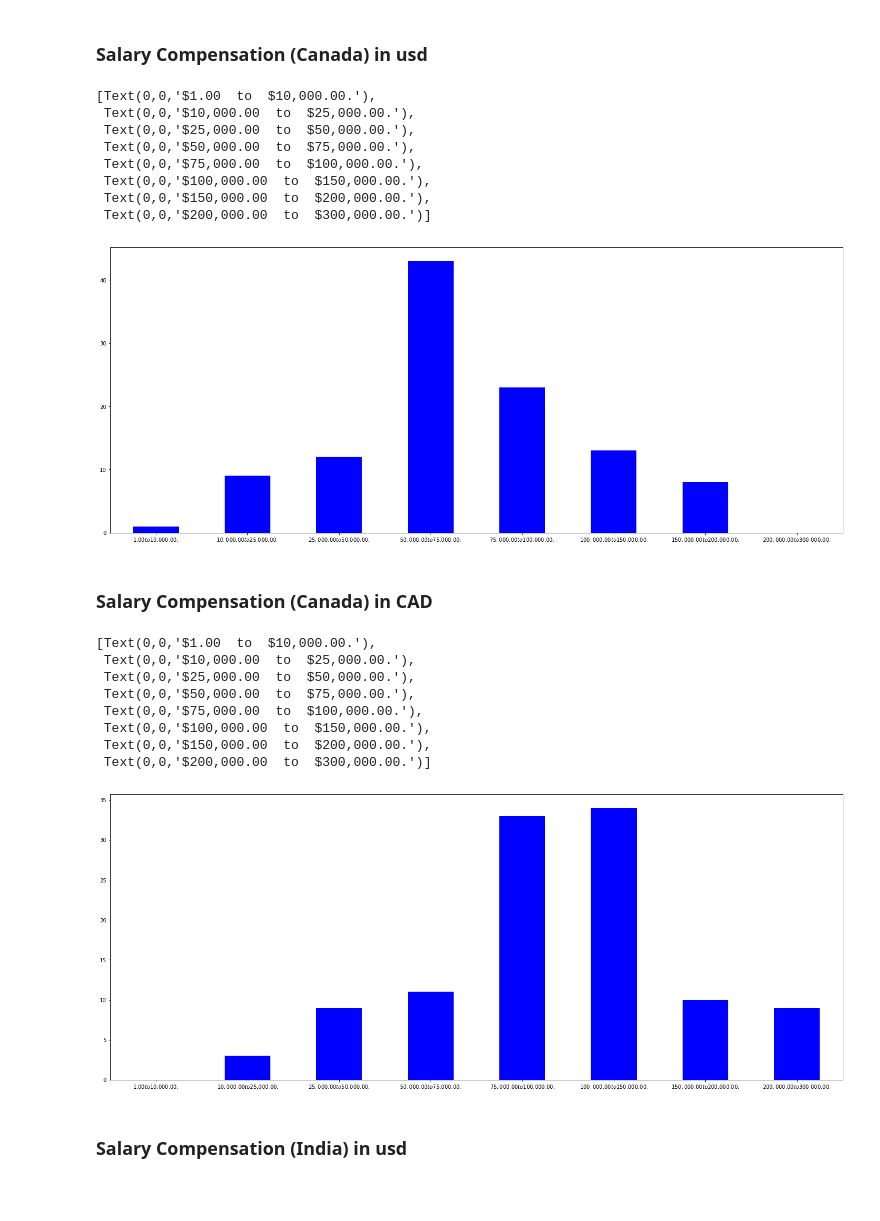
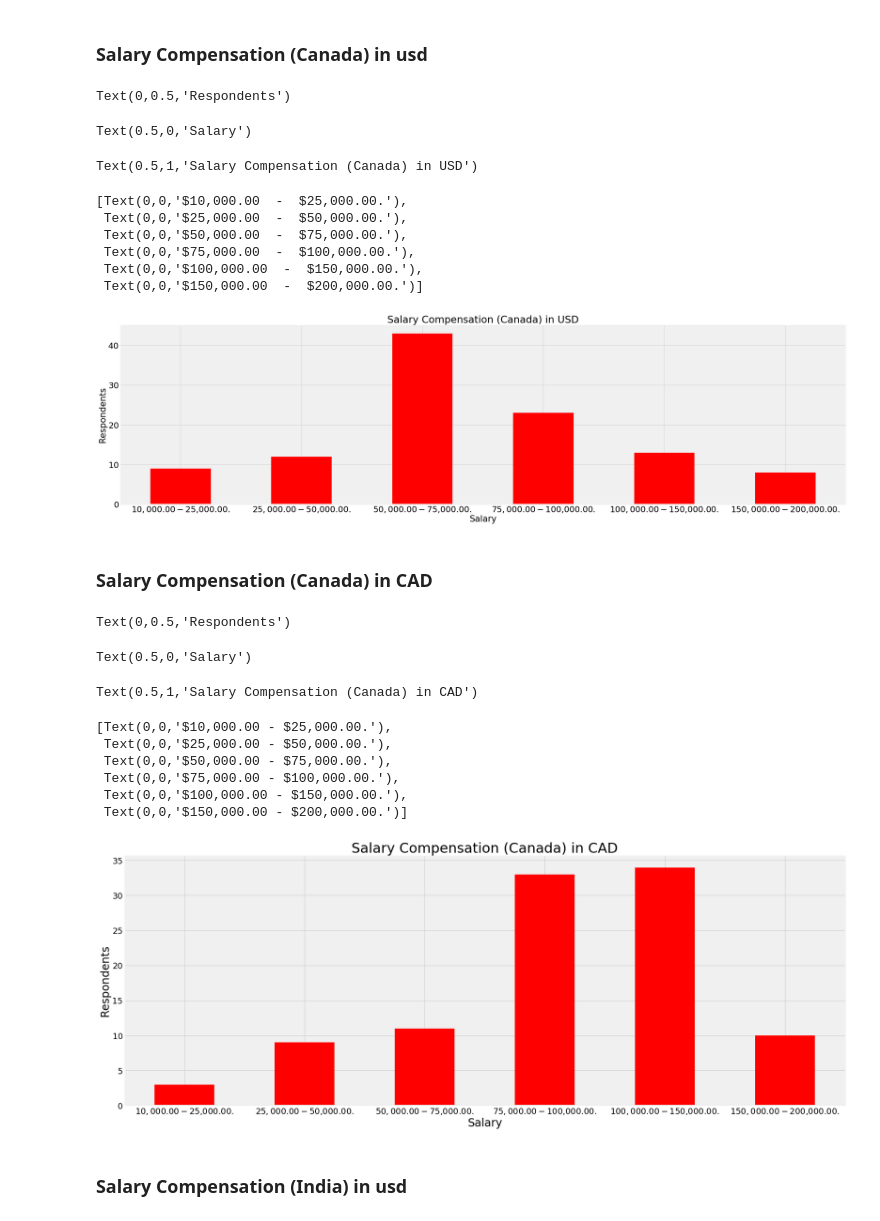
Before and after one commit to albertsaave/3250-term-project, a Jupyter notebook: alberto/TeamProject.ipynb, the cells around one changed output. Drawn from its saved outputs; the diff is of its cells as text; code cells hidden in the pictures; blank space fills up the shorter version.

```diff
--- a/alberto/TeamProject.ipynb
+++ b/alberto/TeamProject.ipynb
@@ -8,6 +8,7 @@ import matplotlib as mpl
 import matplotlib.pyplot as plt
 %pylab inline
 %matplotlib inline
+matplotlib.style.use('fivethirtyeight')
 # %% [output]
 Populating the interactive namespace from numpy and matplotlib
 # %% [markdown]
@@ -311,51 +321,60 @@ plt.show()
 ### Salary Compensation (Canada) in usd
 # %%
 cad_salaries = salaries.copy()
+cad_salaries = cad_salaries.loc[cad_salaries['SalaryUSD'] <= 200000]
 cad_salaries = cad_salaries.loc[cad_salaries['CompensationCurrency'] == 'CAD']
 
-bins = [1, 10000, 25000, 50000, 75000 , 100000, 150000, 200000, 300000]
+bins = [10000, 25000, 50000, 75000 , 100000, 150000, 200000]
 salary_groups = pd.cut(cad_salaries['SalaryUSD'], bins, include_lowest=False).dropna()
 
 
-ax = salary_groups.value_counts(sort=False).plot.bar(rot=0, color="b", figsize=(25,10))
+ax = salary_groups.value_counts(sort=False).plot.bar(rot=0, color="r", figsize=(35,10), fontsize=25)
+ax.set_ylabel('Respondents', fontsize=26)
+ax.set_xlabel('Salary', fontsize=26)
+ax.set_title('Salary Compensation (Canada) in USD', fontsize=30)
 
-ax.set_xticklabels(['{left}  to  {right}.'.format(left= '${:,.2f}'.format(c.left), right='${:,.2f}'.format(c.right))  for c in salary_groups.cat.categories])
-plt.show()
+ax.set_xticklabels(['{left}  -  {right}.'.format(left= '${:,.2f}'.format(c.left), right='${:,.2f}'.format(c.right))  for c in salary_groups.cat.categories])
 # %% [output]
-[Text(0,0,'$1.00  to  $10,000.00.'),
- Text(0,0,'$10,000.00  to  $25,000.00.'),
- Text(0,0,'$25,000.00  to  $50,000.00.'),
- Text(0,0,'$50,000.00  to  $75,000.00.'),
- Text(0,0,'$75,000.00  to  $100,000.00.'),
- Text(0,0,'$100,000.00  to  $150,000.00.'),
- Text(0,0,'$150,000.00  to  $200,000.00.'),
- Text(0,0,'$200,000.00  to  $300,000.00.')]
+Text(0,0.5,'Respondents')
+Text(0.5,0,'Salary')
+Text(0.5,1,'Salary Compensation (Canada) in USD')
+[Text(0,0,'$10,000.00  -  $25,000.00.'),
+ Text(0,0,'$25,000.00  -  $50,000.00.'),
+ Text(0,0,'$50,000.00  -  $75,000.00.'),
+ Text(0,0,'$75,000.00  -  $100,000.00.'),
+ Text(0,0,'$100,000.00  -  $150,000.00.'),
+ Text(0,0,'$150,000.00  -  $200,000.00.')]
-[figure, old version]
+[figure, new version]
 # %% [markdown]
 ### Salary Compensation (Canada) in CAD
 # %%
 cad_salaries = salaries.copy()
+
+cad_salaries = cad_salaries.loc[cad_salaries['SalaryUSD'] <= 200000]
 cad_salaries = cad_salaries.loc[cad_salaries['CompensationCurrency'] == 'CAD']
 cad_salaries['SalaryCAD'] = cad_salaries['CompensationAmount'] * (1 + (1 - 0.823688))
 
-bins = [1, 10000, 25000, 50000, 75000 , 100000, 150000, 200000, 300000]
+bins = [ 10000, 25000, 50000, 75000 , 100000, 150000, 200000]
 salary_groups = pd.cut(cad_salaries['SalaryCAD'], bins, include_lowest=False).dropna()
 
 
-ax = salary_groups.value_counts(sort=False).plot.bar(rot=0, color="b", figsize=(25,10))
+ax = salary_groups.value_counts(sort=False).plot.bar(rot=0, color="r", figsize=(25,10), fontsize=18)
+ax.set_ylabel('Respondents', fontsize=24)
+ax.set_xlabel('Salary', fontsize=24)
+ax.set_title('Salary Compensation (Canada) in CAD', fontsize=30)
 
-ax.set_xticklabels(['{left}  to  {right}.'.format(left= '${:,.2f}'.format(c.left), right='${:,.2f}'.format(c.right))  for c in salary_groups.cat.categories])
-plt.show()
+ax.set_xticklabels(['{left} - {right}.'.format(left= '${:,.2f}'.format(c.left), right='${:,.2f}'.format(c.right))  for c in salary_groups.cat.categories])
 # %% [output]
-[Text(0,0,'$1.00  to  $10,000.00.'),
- Text(0,0,'$10,000.00  to  $25,000.00.'),
- Text(0,0,'$25,000.00  to  $50,000.00.'),
- Text(0,0,'$50,000.00  to  $75,000.00.'),
- Text(0,0,'$75,000.00  to  $100,000.00.'),
- Text(0,0,'$100,000.00  to  $150,000.00.'),
- Text(0,0,'$150,000.00  to  $200,000.00.'),
- Text(0,0,'$200,000.00  to  $300,000.00.')]
+Text(0,0.5,'Respondents')
+Text(0.5,0,'Salary')
+Text(0.5,1,'Salary Compensation (Canada) in CAD')
+[Text(0,0,'$10,000.00 - $25,000.00.'),
+ Text(0,0,'$25,000.00 - $50,000.00.'),
+ Text(0,0,'$50,000.00 - $75,000.00.'),
+ Text(0,0,'$75,000.00 - $100,000.00.'),
+ Text(0,0,'$100,000.00 - $150,000.00.'),
+ Text(0,0,'$150,000.00 - $200,000.00.')]
-[figure, old version]
+[figure, new version]
 # %% [markdown]
 ### Salary Compensation (India) in usd
 # %%
```
Also changed, not shown: parts of 36 cells of this notebook.
